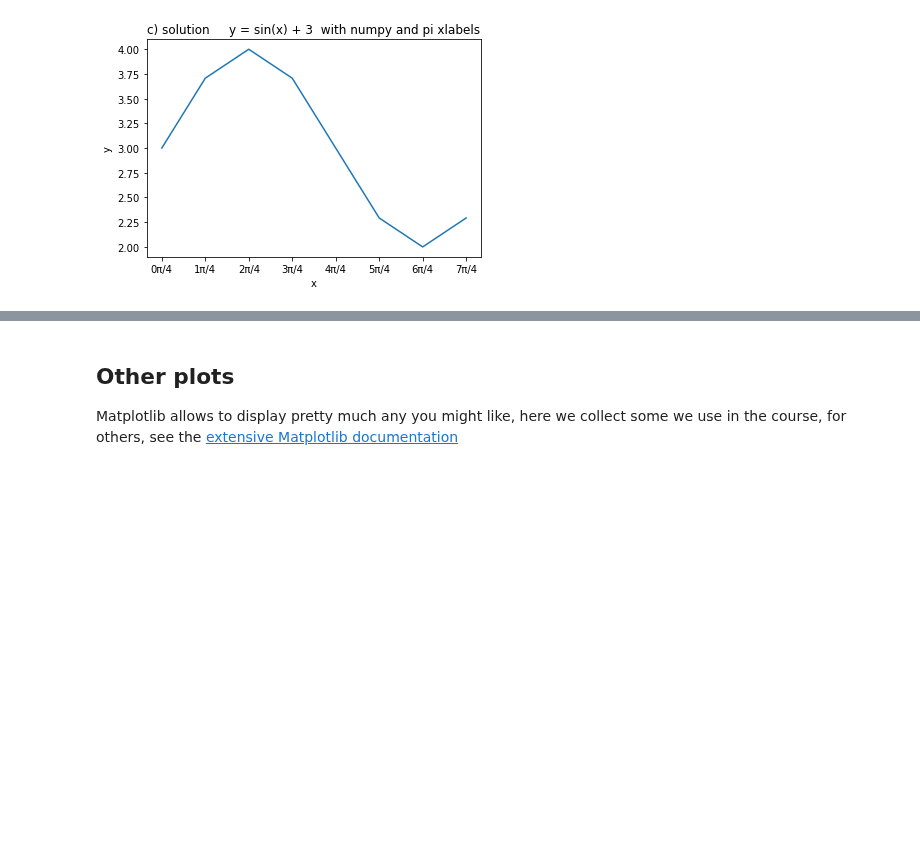
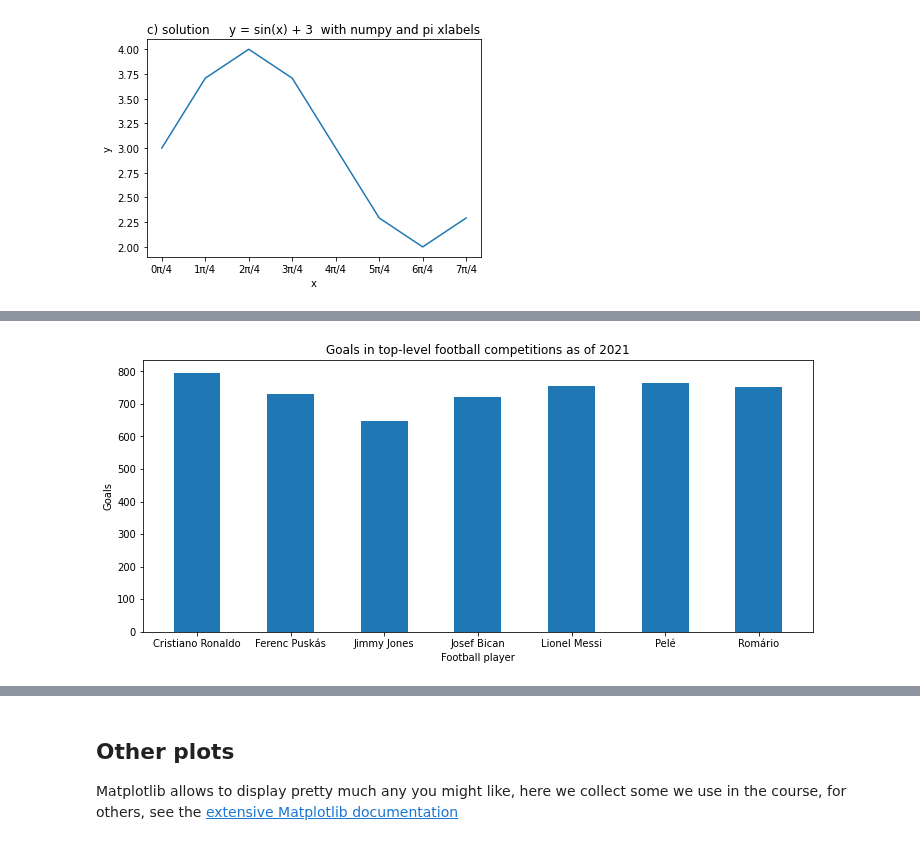
Before and after one commit to DavidLeoni/softpython-en, a Jupyter notebook: visualization/visualization1-sol.ipynb, the cells around one changed output, grey strips where cells are left out. Saved outputs shown, nothing was run; the diff lists cells and outputs as text; code cells hidden in the pictures; blank space fills up the shorter version.

```diff
--- a/visualization/visualization1-sol.ipynb
+++ b/visualization/visualization1-sol.ipynb
@@ -750,20 +432,0 @@ So our histogram on the x axis must go at least from 3 and at least to 7. If we
-# %%
-
-import matplotlib.pyplot as plt
-import numpy as np
-
-degrees = [G2.degree(n) for n in G2.nodes()]
-
-# add histogram
-
-# in this case hist returns a tuple of three values
-# we put in three variables
-n, bins, columns = plt.hist(degrees_G2,
-                            bins=range(3,9),  #  3 *included* , 4, 5, 6, 7, 8 *included*
-                            width=1.0)        #  graphical width of the bars
-
-plt.xlabel('Degrees')
-plt.ylabel('Frequency counts')
-plt.title('G2 Degree distribution')
-plt.xlim(0, max(degrees) + 2)
-plt.show()
@@ -953,0 +459,43 @@ plt.show()
+# %%
+#jupman-purge-output
+import numpy as np
+import matplotlib.pyplot as plt
+
+
+players = {
+    "Cristiano Ronaldo" : 795,
+    "Pelé" : 765,
+    "Lionel Messi" : 755,
+    "Romário" : 753,
+    "Ferenc Puskás" : 729,
+    "Josef Bican": 720,
+    "Jimmy Jones": 647
+}
+
+#players={"Zlatan Ibrahimović": 566, "Alfredo Di Stéfano": 530}
+
+# write here
+
+fig = plt.figure(figsize=(12,5))
+
+xs = np.arange(len(players))
+
+xs_labels = sorted(players.keys())
+
+ys = [players[n] for n in xs_labels ]
+
+plt.bar(xs, ys, 0.5, align='center')
+
+plt.title("Goals in top-level football competitions as of 2021")
+plt.xticks(xs, xs_labels)
+
+plt.xlabel('Football player')
+plt.ylabel('Goals')
+
+#jupman-purge
+plt.savefig('expected-goleadors.png')
+#/jupman-purge
+
+plt.show()
+# %% [output]
+[figure, added]
```
Also changed, not shown: parts of 80 cells of this notebook, 11 other files.
